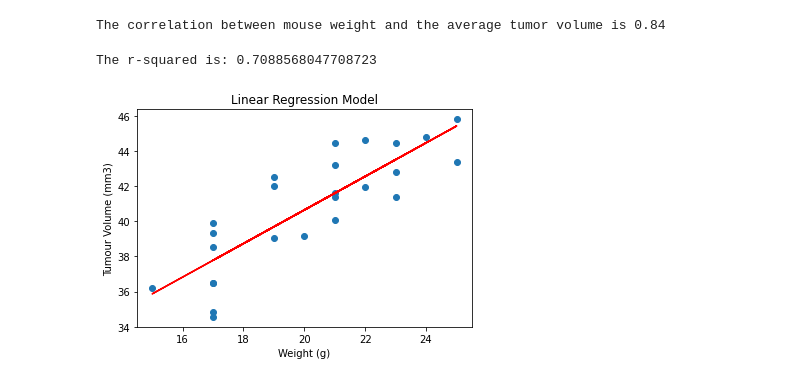
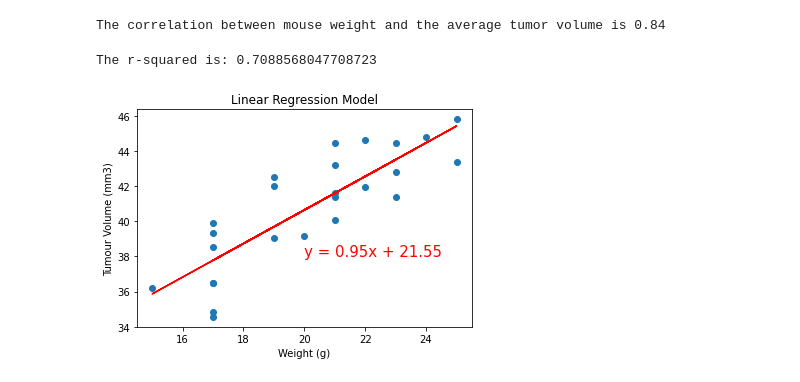
Before and after one commit to AnamKhalid09/matplotlib_challenge, a Jupyter notebook: Pymaceuticals/pymaceuticals_starter.ipynb, the cells around one changed output. Drawn from its saved outputs; the diff is of its cells as text; code cells hidden in the pictures.

```diff
--- a/Pymaceuticals/pymaceuticals_starter.ipynb
+++ b/Pymaceuticals/pymaceuticals_starter.ipynb
@@ -312,18 +312,18 @@ The correlation between mouse weight and the average tumor volume is 0.84
 # %%
 # linear regression
 x_values = avg_capomulin_data["Weight (g)"]
 y_values = avg_capomulin_data["Tumour Volume (mm3)"]
 (slope, intercept, rvalue, pvalue, stderr) = linregress(x_values, y_values)
 regress_values = x_values * slope + intercept
 line_eq = "y = " + str(round(slope,2)) + "x + " + str(round(intercept,2))
 plt.scatter(x_values,y_values)
 plt.plot(x_values,regress_values,"r-")
-plt.annotate(line_eq,(5.8,0.8),fontsize=15,color="red")
+plt.annotate(line_eq,(20,38),fontsize=15,color="red")
 plt.title('Linear Regression Model')
 plt.xlabel('Weight (g)')
 plt.ylabel('Tumour Volume (mm3)')
 print(f"The r-squared is: {rvalue**2}")
 plt.show()
 # %% [output]
 The r-squared is: 0.7088568047708723
-[figure, old version]
+[figure, new version]
```
